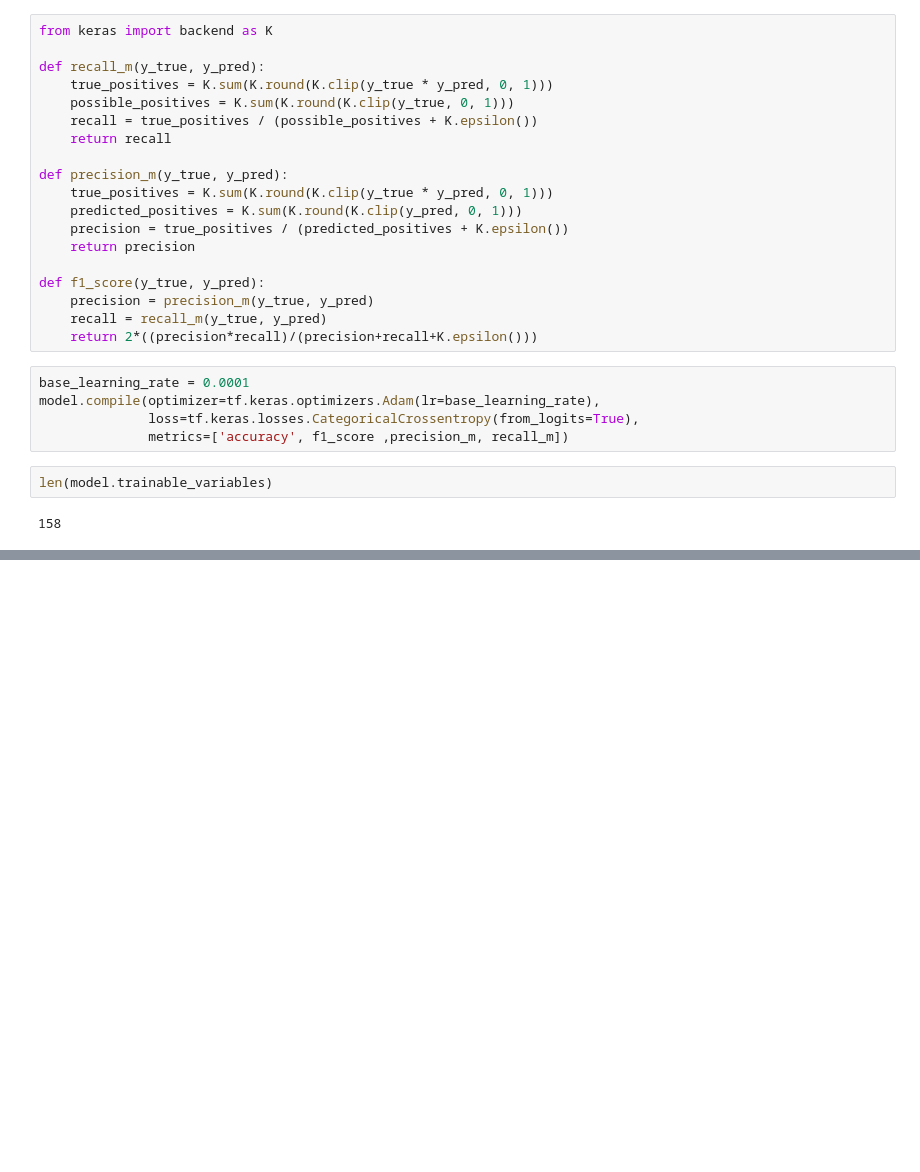
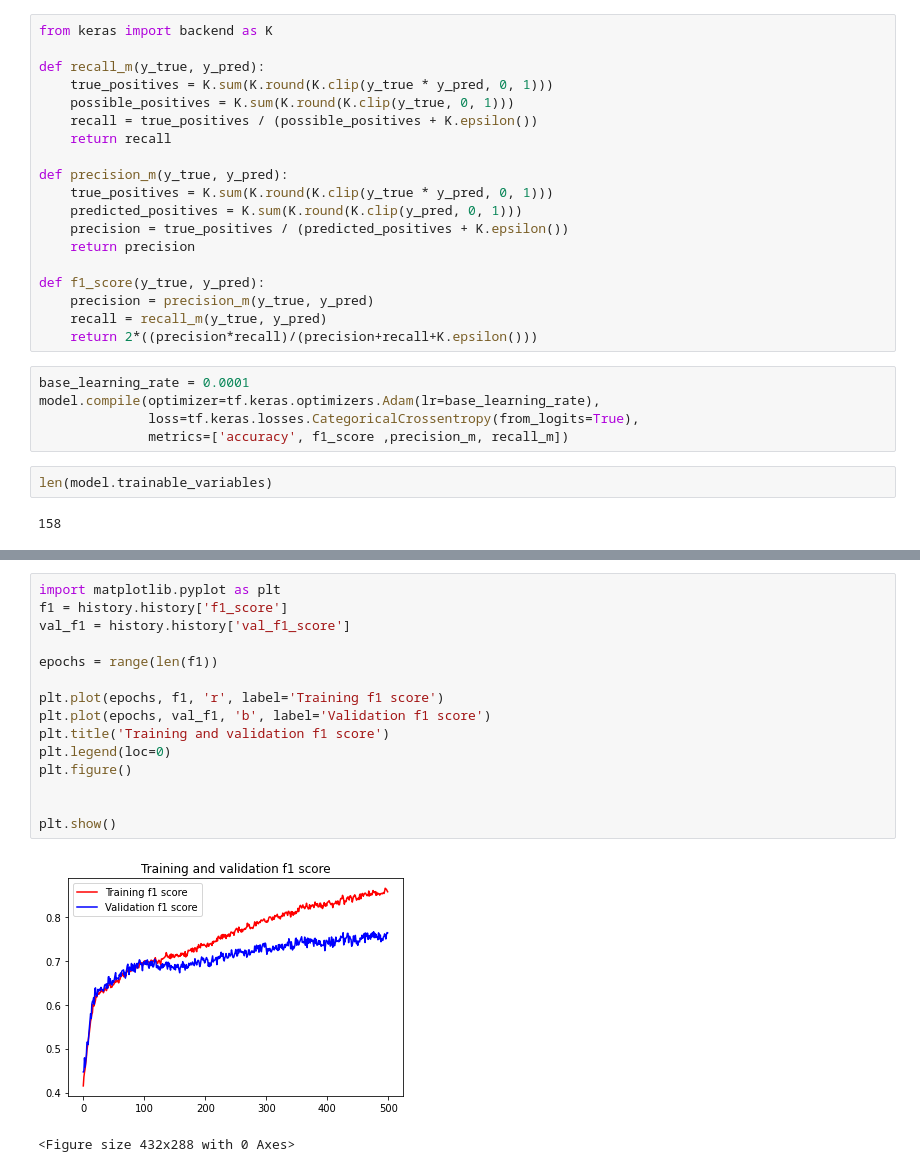
Before and after one commit to trungnq0202/colon-cancer-classification, a Jupyter notebook: Cell type classification models/Baseline models/Before using extraData/MobileNet V2 implementation.ipynb, the cells around one changed output, grey strips where cells are left out. Drawn from its saved outputs; the diff is of its cells as text; blank space fills up the shorter version.

```diff
--- a/Cell type classification models/Baseline models/Before using extraData/MobileNet V2 implementation.ipynb
+++ b/Cell type classification models/Baseline models/Before using extraData/MobileNet V2 implementation.ipynb
@@ -214,0 +247,18 @@ loss, accuracy, f1_score, precision, recall = model.evaluate(test_dataset)
+# %%
+import matplotlib.pyplot as plt
+f1 = history.history['f1_score']
+val_f1 = history.history['val_f1_score']
+
+epochs = range(len(f1))
+
+plt.plot(epochs, f1, 'r', label='Training f1 score')
+plt.plot(epochs, val_f1, 'b', label='Validation f1 score')
+plt.title('Training and validation f1 score')
+plt.legend(loc=0)
+plt.figure()
+
+
+plt.show()
+# %% [output]
+[figure, added]
+<Figure size 432x288 with 0 Axes>
```
Also changed, not shown: parts of 19 cells of this notebook, 2 other files.
